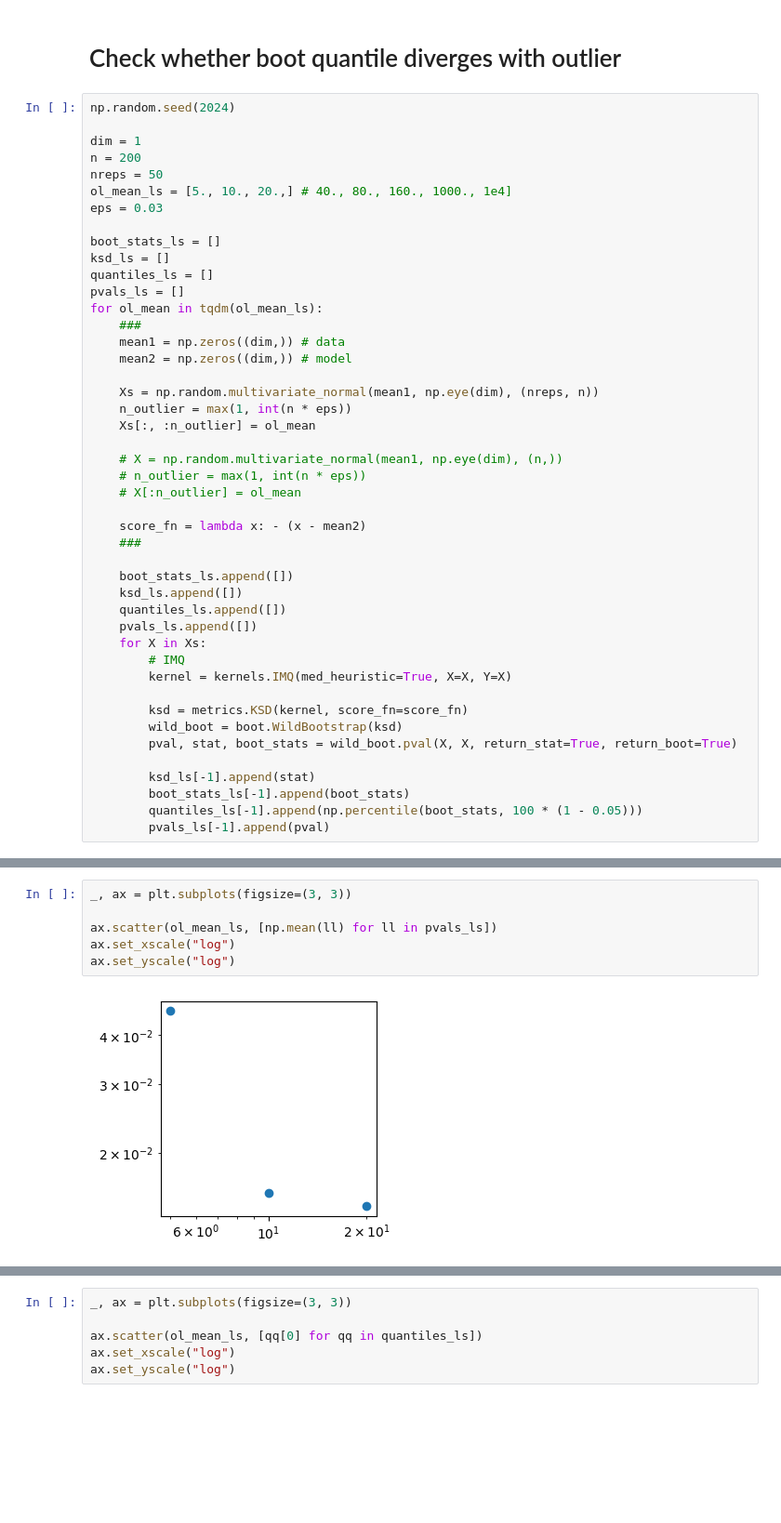
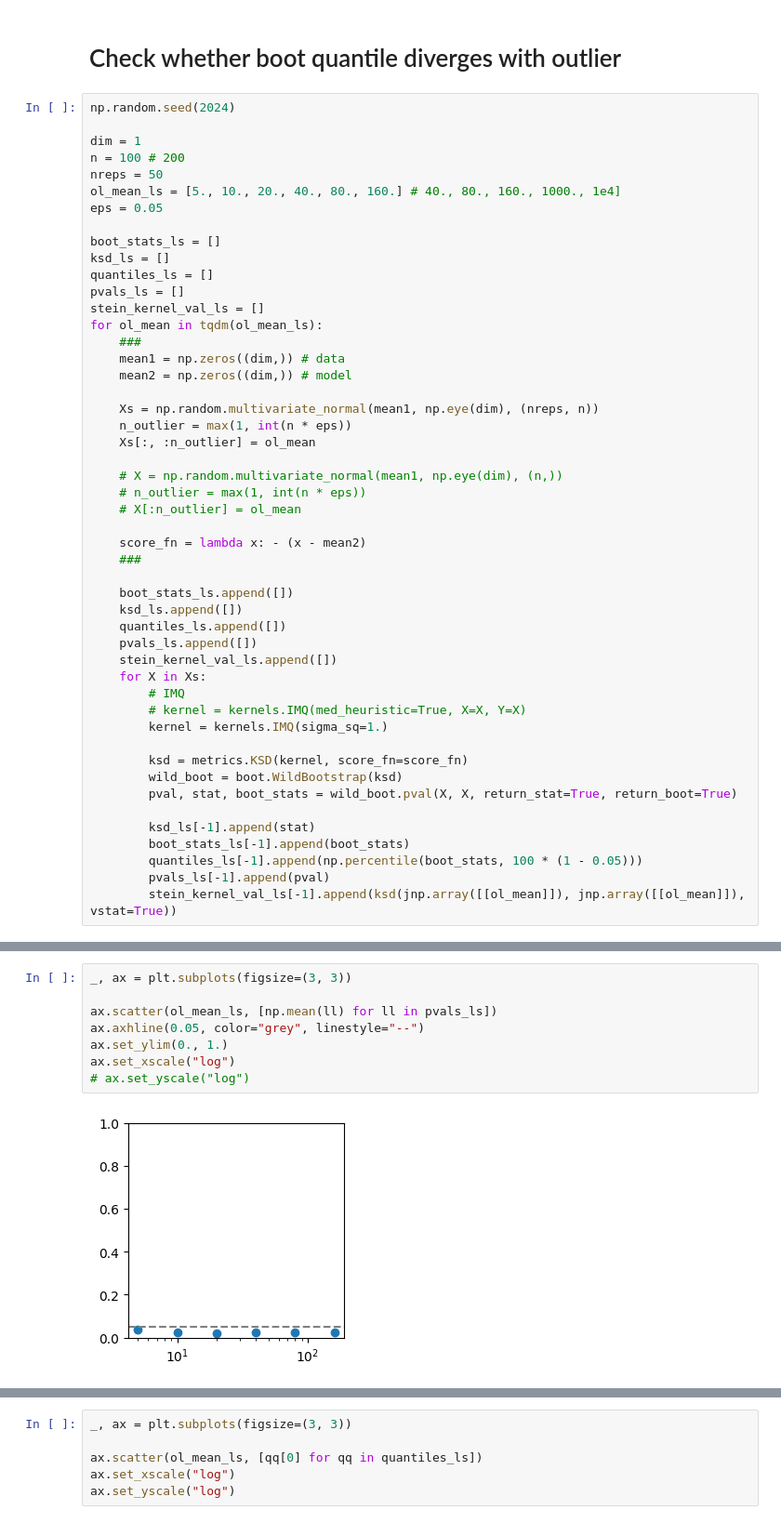
Before and after one commit to XingLLiu/robust-kernel-test, a Jupyter notebook: notebooks/KSD_robust.ipynb, the cells around one changed output, grey strips where cells are left out. Shown at 93% size. Cells and saved outputs as stored; diff of their text form; blank space fills up the shorter version.

```diff
--- a/notebooks/KSD_robust.ipynb
+++ b/notebooks/KSD_robust.ipynb
@@ -1071,15 +803,16 @@ _ = plt.axvline(q_degen, color="C1")
 np.random.seed(2024)
 
 dim = 1
-n = 200
+n = 100 # 200
 nreps = 50
-ol_mean_ls = [5., 10., 20.,] # 40., 80., 160., 1000., 1e4]
-eps = 0.03
+ol_mean_ls = [5., 10., 20., 40., 80., 160.] # 40., 80., 160., 1000., 1e4]
+eps = 0.05
 
 boot_stats_ls = []
 ksd_ls = []
 quantiles_ls = []
 pvals_ls = []
+stein_kernel_val_ls = []
 for ol_mean in tqdm(ol_mean_ls):
     ###
     mean1 = np.zeros((dim,)) # data
@@ -1100,9 +833,11 @@ for ol_mean in tqdm(ol_mean_ls):
     ksd_ls.append([])
     quantiles_ls.append([])
     pvals_ls.append([])
+    stein_kernel_val_ls.append([])
     for X in Xs:
         # IMQ
-        kernel = kernels.IMQ(med_heuristic=True, X=X, Y=X)
+        # kernel = kernels.IMQ(med_heuristic=True, X=X, Y=X)
+        kernel = kernels.IMQ(sigma_sq=1.)
 
         ksd = metrics.KSD(kernel, score_fn=score_fn)
         wild_boot = boot.WildBootstrap(ksd)
@@ -1112,6 +847,7 @@ for ol_mean in tqdm(ol_mean_ls):
         boot_stats_ls[-1].append(boot_stats)
         quantiles_ls[-1].append(np.percentile(boot_stats, 100 * (1 - 0.05)))
         pvals_ls[-1].append(pval)
+        stein_kernel_val_ls[-1].append(ksd(jnp.array([[ol_mean]]), jnp.array([[ol_mean]]), vstat=True))
 # %%
 _, ax = plt.subplots(figsize=(3, 3))
 
@@ -1128,8 +864,10 @@ ax.legend()
 # %%
 _, ax = plt.subplots(figsize=(3, 3))
 
 ax.scatter(ol_mean_ls, [np.mean(ll) for ll in pvals_ls])
+ax.axhline(0.05, color="grey", linestyle="--")
+ax.set_ylim(0., 1.)
 ax.set_xscale("log")
-ax.set_yscale("log")
+# ax.set_yscale("log")
 # %% [output]
-[figure, old version]
+[figure, new version]
```
Also changed, not shown: parts of 56 cells of this notebook, 2 other files.
